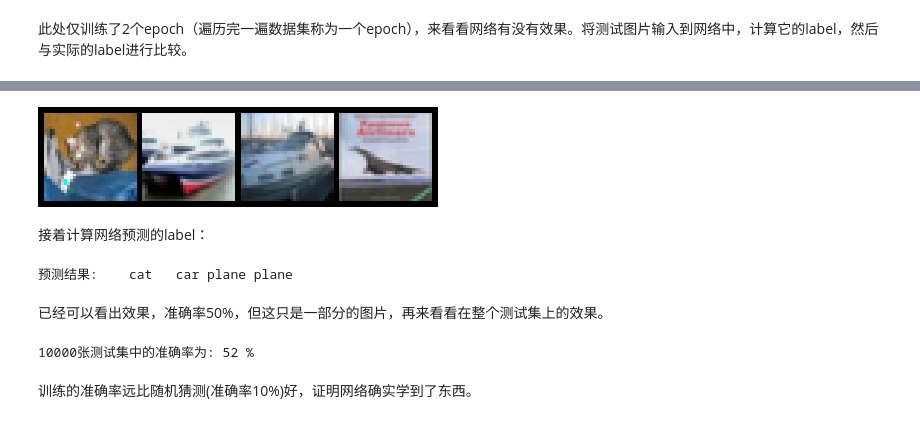
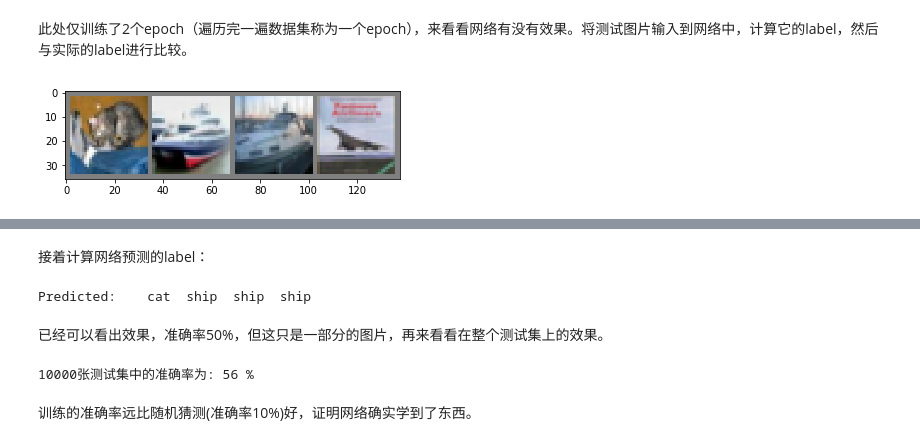
Before and after one commit to yanmengk/pytorch-book, a Jupyter notebook: chapter2-快速入门/chapter2: PyTorch快速入门.ipynb, the cells around one changed output, grey strips where cells are left out. Saved outputs shown, nothing was run; the diff lists cells and outputs as text; code cells hidden in the pictures.

```diff
--- a/chapter2-快速入门/chapter2: PyTorch快速入门.ipynb
+++ b/chapter2-快速入门/chapter2: PyTorch快速入门.ipynb
@@ -681,7 +787,10 @@ Finished Training
 # %%
 dataiter = iter(testloader)
 images, labels = dataiter.next() # 一个batch返回4张图片
-print('实际的label: ', ' '.join(\
-            '%08s'%classes[labels[j]] for j in range(4)))
-show(tv.utils.make_grid(images / 2 - 0.5)).resize((400,100))
+
+# print images
+imshow(torchvision.utils.make_grid(images))
+print('实际的label: ')
+print(' '.join('%9s' % classes[labels[j]] for j in range(4)))
 # %% [output]
+[figure, new version]
@@ -689,16 +799,15 @@ show(tv.utils.make_grid(images / 2 - 0.5)).resize((400,100))
-[figure, old version]
 # %% [markdown]
 接着计算网络预测的label：
 # %%
 # 计算图片在每个类别上的分数
 outputs = net(images)
 # 得分最高的那个类
-_, predicted = t.max(outputs.data, 1)
+_, predicted = torch.max(outputs, 1)
 
-print('预测结果: ', ' '.join('%5s'\
-            % classes[predicted[j]] for j in range(4)))
+print('Predicted: ', ' '.join('%5s' % classes[predicted[j]]
+                              for j in range(4)))
 # %% [output]
-预测结果:    cat   car plane plane
+Predicted:    cat  ship  ship  ship
 # %% [markdown]
 已经可以看出效果，准确率50%，但这只是一部分的图片，再来看看在整个测试集上的效果。
 # %%
@@ -707,16 +816,16 @@ total = 0 # 总共的图片数
 
 
 # 由于测试的时候不需要求导，可以暂时关闭autograd，提高速度，节约内存
-with t.no_grad():
+with torch.no_grad():
     for data in testloader:
         images, labels = data
         outputs = net(images)
-        _, predicted = t.max(outputs, 1)
+        _, predicted = torch.max(outputs.data, 1)
         total += labels.size(0)
         correct += (predicted == labels).sum()
 
 print('10000张测试集中的准确率为: %d %%' % (100 * correct / total))
 # %% [output]
-10000张测试集中的准确率为: 52 %
+10000张测试集中的准确率为: 56 %
 # %% [markdown]
 训练的准确率远比随机猜测(准确率10%)好，证明网络确实学到了东西。
```
Also changed, not shown: parts of 47 cells of this notebook.
